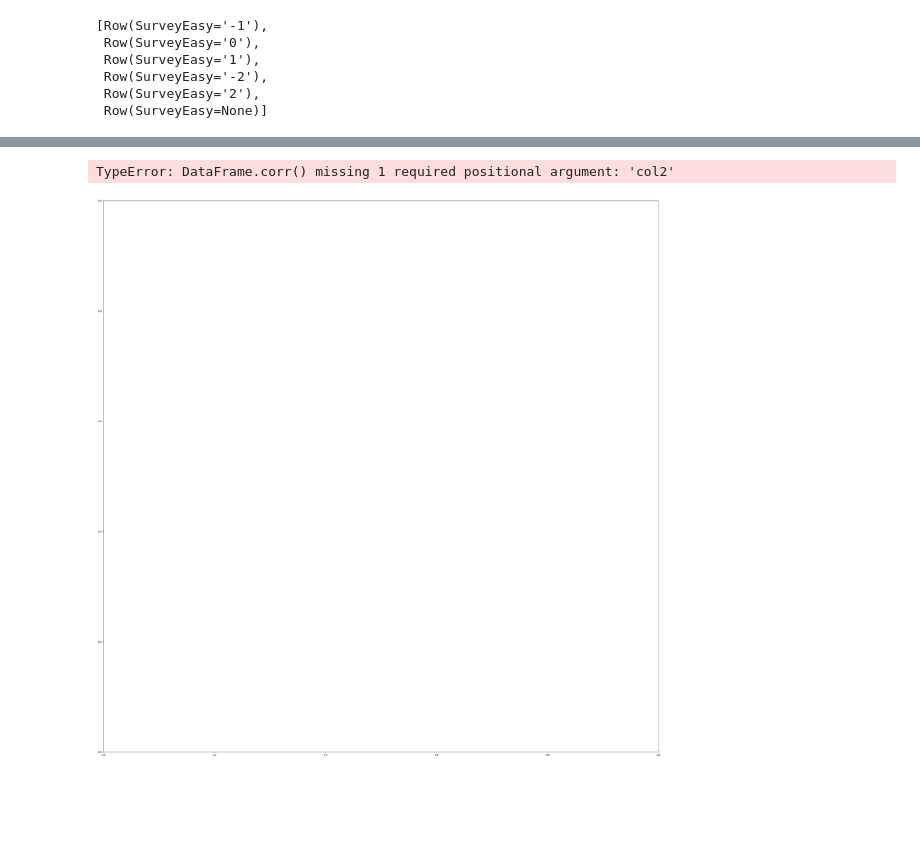
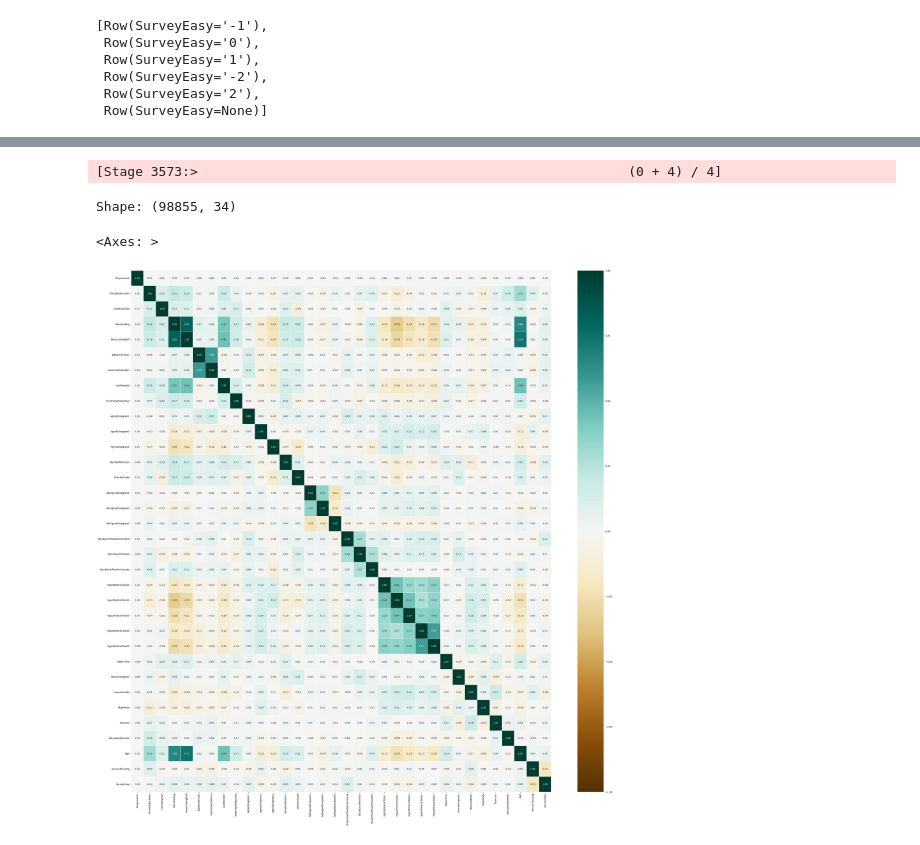
Before and after one commit to chacachiene/StackOverFlowSurvey, a Jupyter notebook: StackOverFlowSurvey.ipynb, the cells around one changed output, grey strips where cells are left out. Saved outputs shown, nothing was run; the diff lists cells and outputs as text; code cells hidden in the pictures; blank space fills up the shorter version.

```diff
--- a/StackOverFlowSurvey.ipynb
+++ b/StackOverFlowSurvey.ipynb
@@ -212,5 +213,5 @@ only showing top 20 rows
 # %%
-df_cleaned=df_cleaned.drop('Respondent', 'MilitaryUS', 'TimeAfterBootcamp',
+df_cleaned=df_cleaned.drop( 'MilitaryUS', 'TimeAfterBootcamp',
          'HackathonReasons', 'ErgonomicDevices', 'AdBlockerReasons',
          'StackOverflowJobsRecommend')
 df_cleaned=df_cleaned.drop('Salary', 'SalaryType', 'Currency',
@@ -290,5 +292,5 @@ Shape: (98855, 41)
 # %%
-df_ord = df_cleaned.select('FormalEducation', 'CompanySize', 'YearsCoding', 'YearsCodingProf', 'JobSatisfaction', 'CareerSatisfaction', 'LastNewJob',
+df_ord = df_cleaned.select('Respondent','FormalEducation', 'CompanySize', 'YearsCoding', 'YearsCodingProf', 'JobSatisfaction', 'CareerSatisfaction', 'LastNewJob',
                   'TimeFullyProductive', 'AgreeDisagree1', 'AgreeDisagree2', 'AgreeDisagree3', 'NumberMonitors',
                   'CheckInCode', 'AdsAgreeDisagree1', 'AdsAgreeDisagree2', 'AdsAgreeDisagree3','StackOverflowRecommend',
                   'StackOverflowVisit', 'StackOverflowParticipate', 'HypotheticalTools1', 'HypotheticalTools2',
@@ -1239,10 +1242,17 @@ only showing top 20 rows
+# %%
+shape(df_ord_encode)
+# %% [output]
+[Stage 3573:>                                                       (0 + 4) / 4]
+Shape: (98855, 34)
 # %%
 import matplotlib
 import matplotlib.pyplot as plt
 import seaborn as sns
+import pandas as pd
+pd_df = df_ord_encode.toPandas()
 fig, ax = plt.subplots(figsize=(40,40))
-corr1 = df_ord_encode.corr('spearman')
+corr1 = pd_df.corr('spearman')
 sns.heatmap(corr1, ax=ax, annot=True, cmap='BrBG', fmt=".2f", linewidths=.5, vmin=-1, vmax=1)
 # %% [output]
-TypeError: DataFrame.corr() missing 1 required positional argument: 'col2'
+<Axes: >
-[figure, old version]
+[figure, new version]
```
Also changed, not shown: parts of 42 cells of this notebook.
